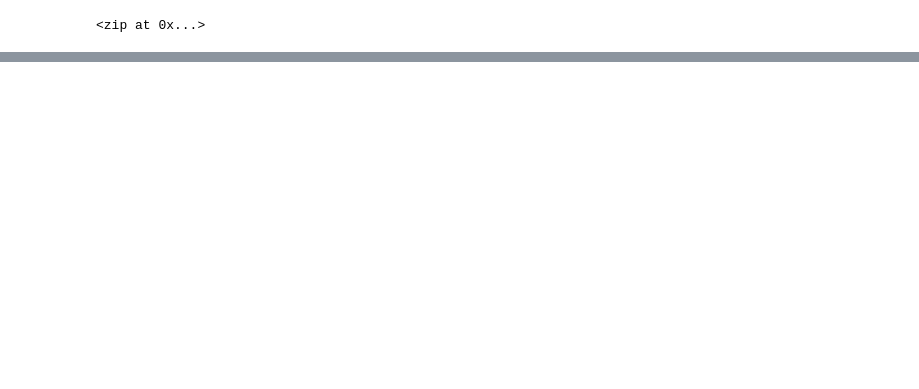
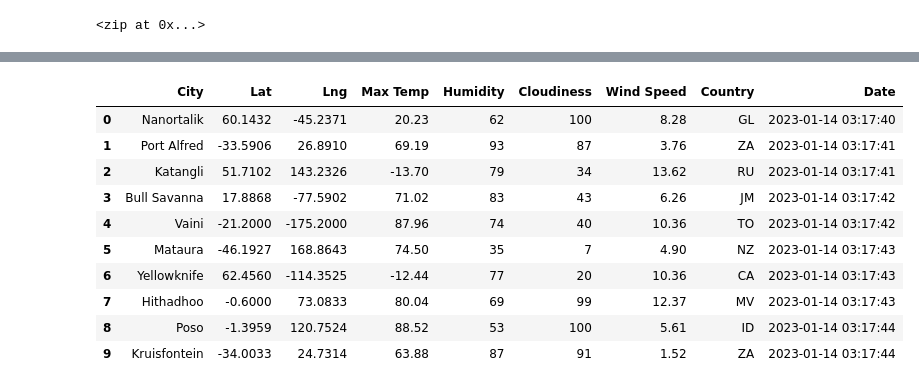
Before and after one commit to ehernandez0123/World_Weather_Analysis, a Jupyter notebook: WeatherPy.ipynb, the cells around one changed output, grey strips where cells are left out. Saved outputs shown, nothing was run; the diff lists cells and outputs as text; code cells hidden in the pictures; blank space fills up the shorter version.

Commit message:
Adding world weather file

```diff
--- a/WeatherPy.ipynb
+++ b/WeatherPy.ipynb
@@ -54,0 +55,14 @@ len(cities)
+# %%
+# Import the requests library
+import requests
+
+# Import the API key
+from config import weather_api_key
+
+# Import the time library and the dtetime module from the datetime library.
+import time
+from datetime import datetime
+
+# Build the basic URL for the OpenWeatherMap with your api_key addesd to the URL
+# Starting URL for Weather Map API Call.
+url = "http://api.openweathermap.org/data/2.5/weather?units=Imperial&APPID=" + weather_api_key
@@ -54,0 +150,16 @@ len(cities)
+# %%
+# Convert the array of dictionaries to a Pandas DataFrame.
+city_data_df = pd.DataFrame(city_data)
+city_data_df.head(10)
+# %% [output]
+|  | City | Lat | Lng | Max Temp | Humidity | Cloudiness | Wind Speed | Country | Date |
+| 0 | Nanortalik | 60.1432 | -45.2371 | 20.23 | 62 | 100 | 8.28 | GL | 2023-01-14 03:17:40 |
+| 1 | Port Alfred | -33.5906 | 26.8910 | 69.19 | 93 | 87 | 3.76 | ZA | 2023-01-14 03:17:41 |
+| 2 | Katangli | 51.7102 | 143.2326 | -13.70 | 79 | 34 | 13.62 | RU | 2023-01-14 03:17:41 |
+| 3 | Bull Savanna | 17.8868 | -77.5902 | 71.02 | 83 | 43 | 6.26 | JM | 2023-01-14 03:17:42 |
+| 4 | Vaini | -21.2000 | -175.2000 | 87.96 | 74 | 40 | 10.36 | TO | 2023-01-14 03:17:42 |
+| 5 | Mataura | -46.1927 | 168.8643 | 74.50 | 35 | 7 | 4.90 | NZ | 2023-01-14 03:17:43 |
+| 6 | Yellowknife | 62.4560 | -114.3525 | -12.44 | 77 | 20 | 10.36 | CA | 2023-01-14 03:17:43 |
+| 7 | Hithadhoo | -0.6000 | 73.0833 | 80.04 | 69 | 99 | 12.37 | MV | 2023-01-14 03:17:43 |
+| 8 | Poso | -1.3959 | 120.7524 | 88.52 | 53 | 100 | 5.61 | ID | 2023-01-14 03:17:44 |
+| 9 | Kruisfontein | -34.0033 | 24.7314 | 63.88 | 87 | 91 | 1.52 | ZA | 2023-01-14 03:17:44 |
```
Also changed, not shown: parts of 5 cells of this notebook, 4 other files.
